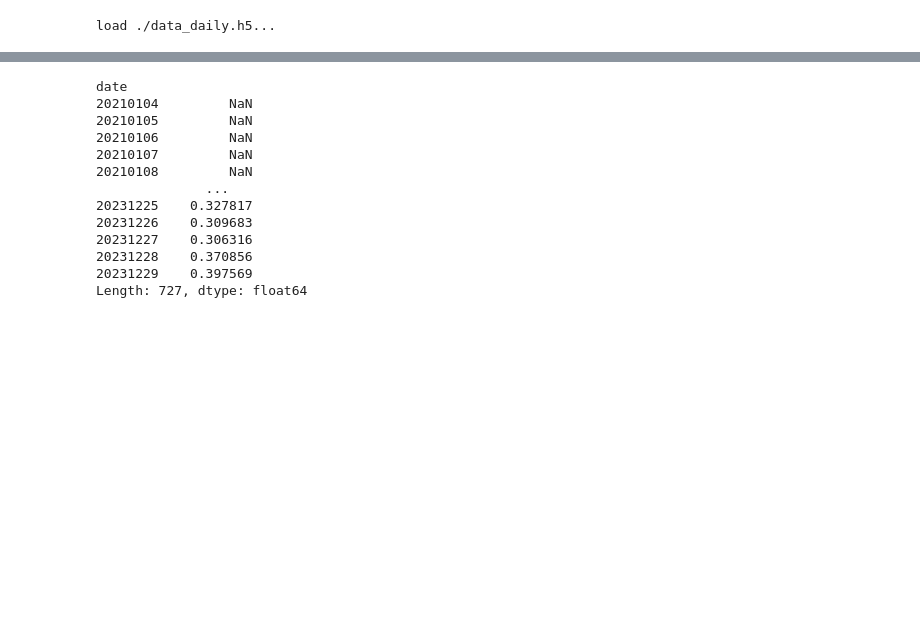
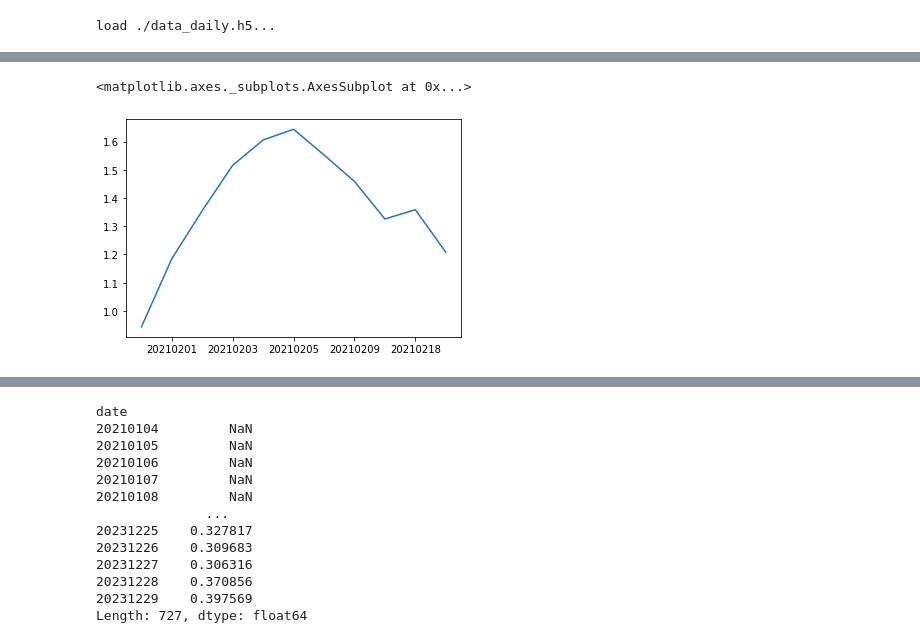
Before and after one commit to ForestMayJun/Quant_v3, a Jupyter notebook: alpha_oct/alpha_bs_ticker.ipynb, the cells around one changed output, grey strips where cells are left out. Cells and saved outputs as stored; diff of their text form; code cells hidden in the pictures; blank space fills up the shorter version.

```diff
--- a/alpha_oct/alpha_bs_ticker.ipynb
+++ b/alpha_oct/alpha_bs_ticker.ipynb
@@ -90,0 +91,17 @@ b_s_l_ratio
+# %%
+eg = buy_l_order['SH600000'].iloc[:30]
+vol_eg = vol['SH600000']
+clo_eg = clo_day['SH600000'].iloc[:30]
+clo_eg.index = [str(i) for i in clo_eg.index]
+vol_eg.index = [str(i) for i in vol_eg.index]
+# eg = eg / vol_eg
+eg.index = [str(i) for i in eg.index]
+
+s_w, l_w = 5, 20
+eg_s_ml = eg.rolling(s_w).mean()
+eg_l_ml = eg.rolling(l_w).mean()
+eg = eg_s_ml / eg_l_ml
+eg.plot()
+# %% [output]
+<matplotlib.axes._subplots.AxesSubplot at 0x...>
+[figure, added]
```
Also changed, not shown: parts of 22 cells of this notebook, 7 other files.
